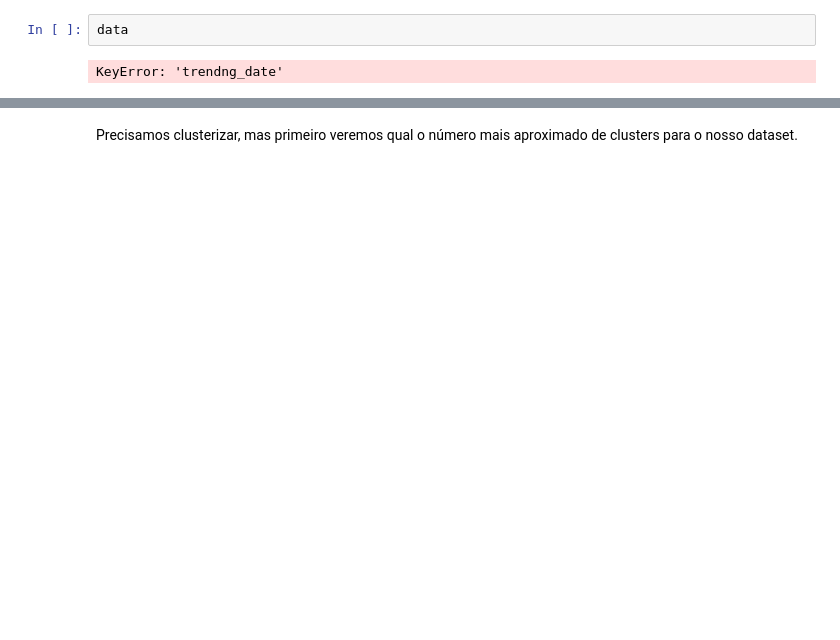
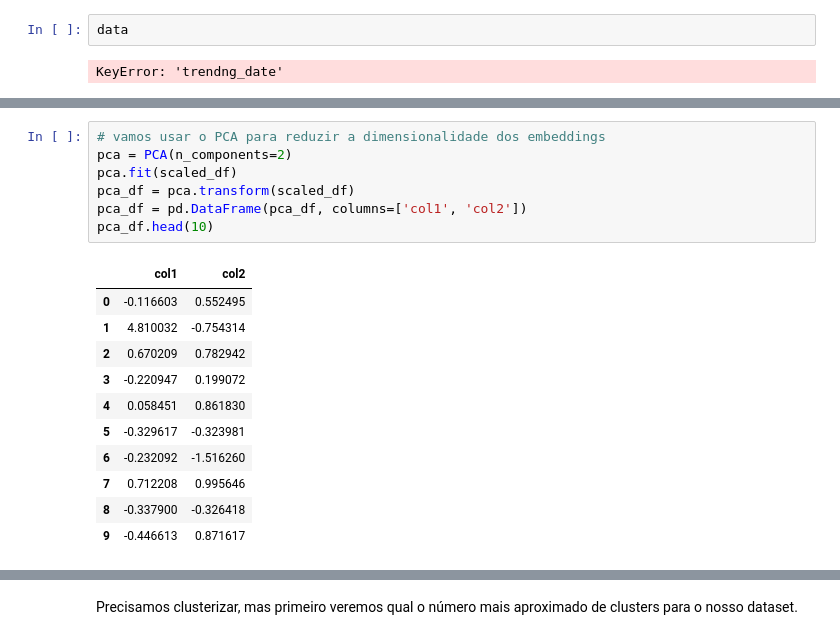
Before and after one commit to aicha0k/Trabalho-de-an-lise-de-dados, a Jupyter notebook: main.ipynb, the cells around one changed output, grey strips where cells are left out. Cells and saved outputs as stored; diff of their text form; blank space fills up the shorter version.

```diff
--- a/main.ipynb
+++ b/main.ipynb
@@ -546,0 +495,19 @@ scaled_df.head()
+# %%
+# vamos usar o PCA para reduzir a dimensionalidade dos embeddings
+pca = PCA(n_components=2)
+pca.fit(scaled_df)
+pca_df = pca.transform(scaled_df)
+pca_df = pd.DataFrame(pca_df, columns=['col1', 'col2'])
+pca_df.head(10)
+# %% [output]
+|  | col1 | col2 |
+| 0 | -0.116603 | 0.552495 |
+| 1 | 4.810032 | -0.754314 |
+| 2 | 0.670209 | 0.782942 |
+| 3 | -0.220947 | 0.199072 |
+| 4 | 0.058451 | 0.861830 |
+| 5 | -0.329617 | -0.323981 |
+| 6 | -0.232092 | -1.516260 |
+| 7 | 0.712208 | 0.995646 |
+| 8 | -0.337900 | -0.326418 |
+| 9 | -0.446613 | 0.871617 |
```
Also changed, not shown: parts of 11 cells of this notebook.
